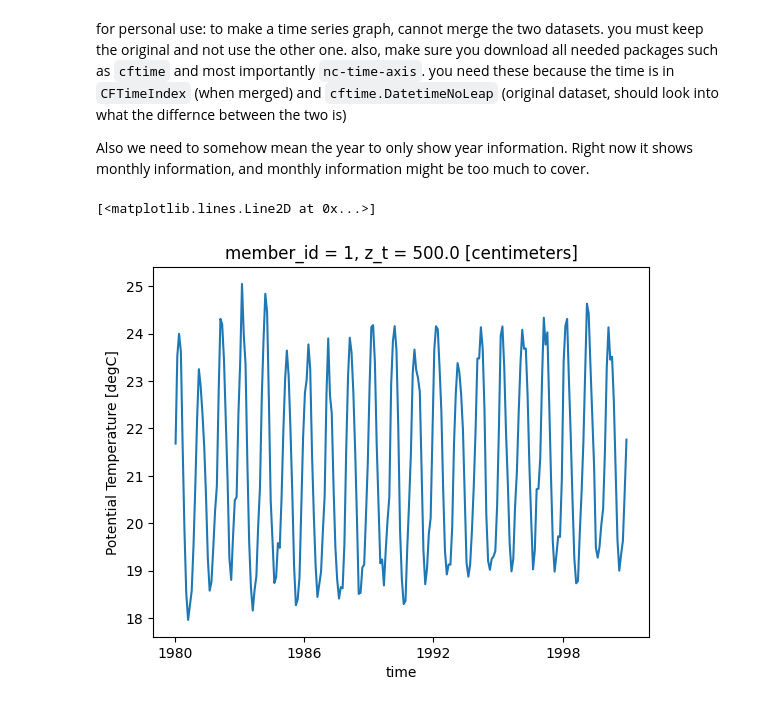
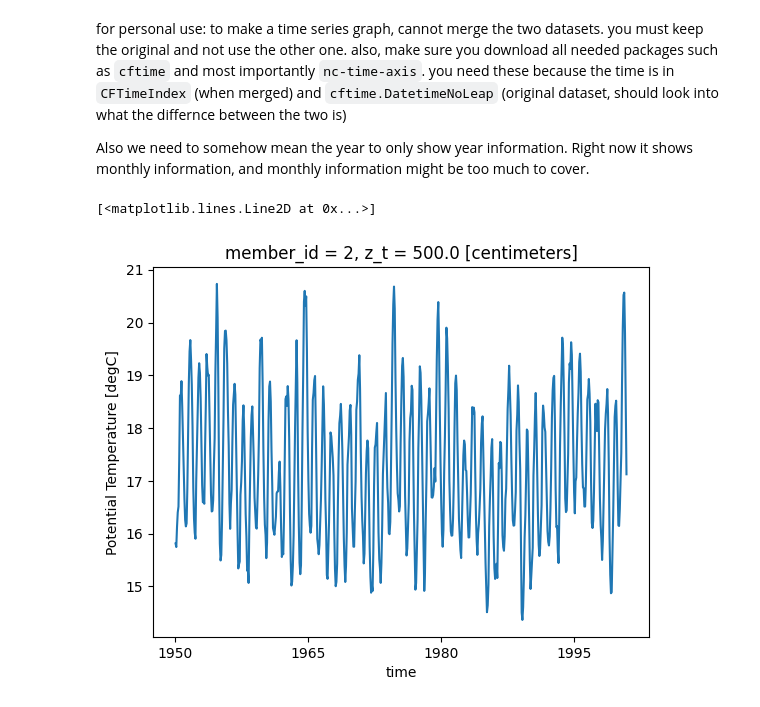
Before and after one commit to olleholt/toolkit, a Jupyter notebook: Time_series.ipynb, the cells around one changed output. Cells and saved outputs as stored; diff of their text form; code cells hidden in the pictures.

```diff
--- a/Time_series.ipynb
+++ b/Time_series.ipynb
@@ -433,19 +444,19 @@ Also we need to somehow mean the year to only show year information. Right now i
 # %%
 #example code
 test_2 = ds_20C.sel(time=slice("1950", "2000"))
 test_2
 
 test_2000_2 = test_2.TEMP.sel(z_t = 0, method = "nearest")
 test_2000_2
-point = test_2000_2.sel(time=slice("1980", '2000'))
-point
-point_2 = point.sel(member_id = 1)
+#point = test_2000_2.sel(time=slice("1980", '2000'))
+#point
+point_2 = test_2000_2.sel(member_id = 2)
 point_2
 
 #select just one point on the graph
-point_3 = point_2.isel(nlat=90, nlon=75)
+point_3 = point_2.isel(nlat=(280), nlon=(240))
 point_3
 point_3.plot(x = 'time')
 # %% [output]
 [<matplotlib.lines.Line2D at 0x...>]
-[figure, old version]
+[figure, new version]
```
Also changed, not shown: parts of 2 cells of this notebook, 1 other file.
